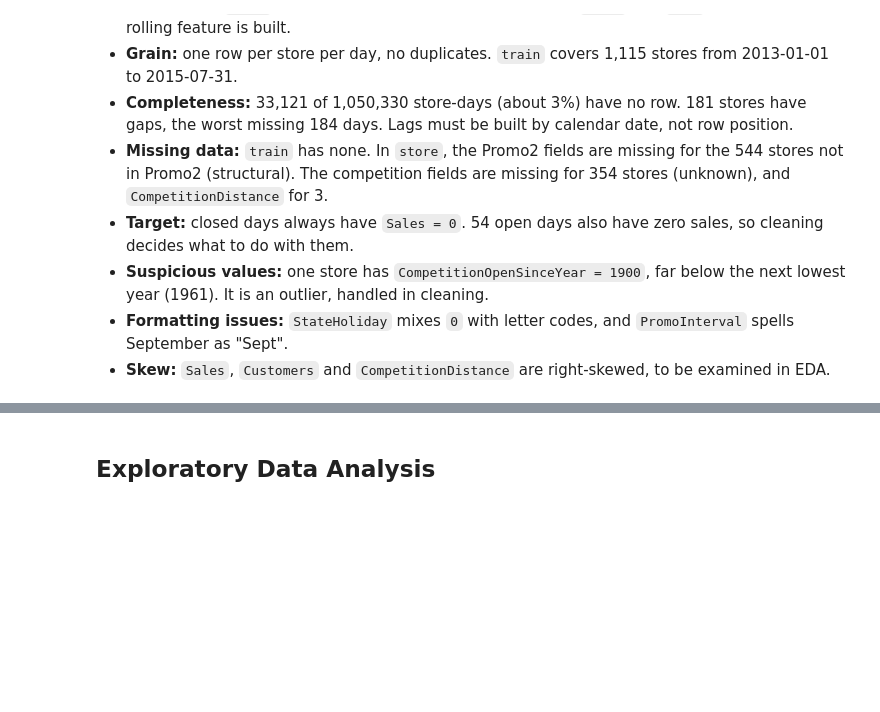
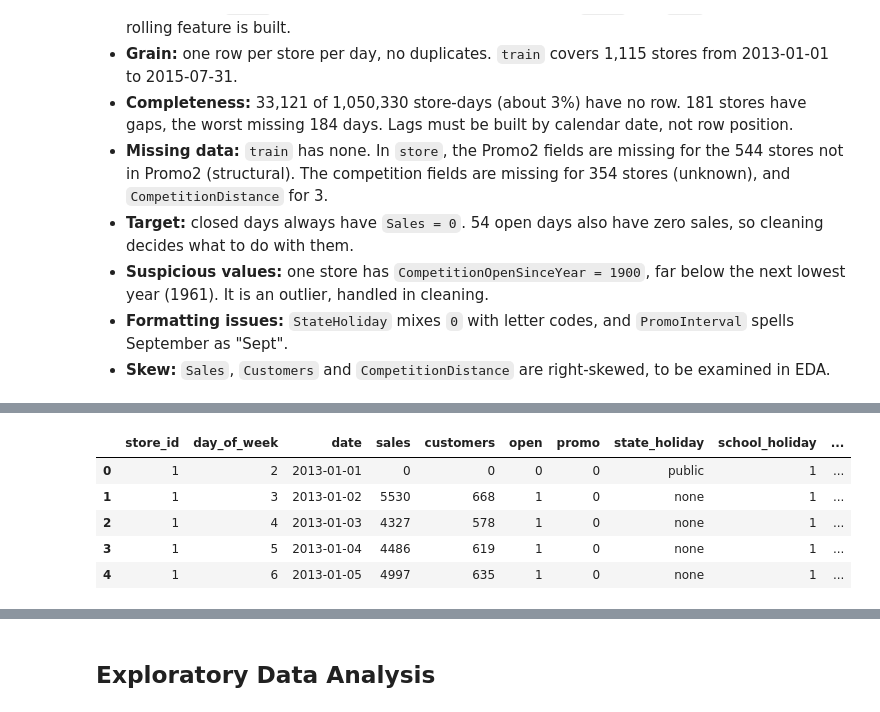
Before and after one commit to rimvelvet31/rossmann-retail-demand-forecasting, a Jupyter notebook: notebooks/notebook.ipynb, the cells around one changed output, grey strips where cells are left out. Saved outputs shown, nothing was run; the diff lists cells and outputs as text; code cells hidden in the pictures; blank space fills up the shorter version.

```diff
--- a/notebooks/notebook.ipynb
+++ b/notebooks/notebook.ipynb
@@ -374,0 +414,4 @@ pd.crosstab(
+# %%
+def to_snake_case(name):
+    """StateHoliday -> state_holiday, Promo2SinceWeek -> promo2_since_week."""
+    return re.sub(r"(?<=[a-z0-9])(?=[A-Z])", "_", name).lower()
@@ -374,0 +809,3 @@ pd.crosstab(
+# %%
+def is_zero_sales_open_day(df):
+    return (df["open"] == 1) & (df["sales"] == 0)
@@ -374,0 +962,34 @@ pd.crosstab(
+# %%
+def merge_checked(left, right, on):
+    """Left-join `right` onto `left` on the key `on`, and check that nothing was gained or lost.
+
+    Raises ValueError if `right` has duplicate keys (many-to-one join), if a key in `left` has no
+    match in `right`, or if the row count changes. The inputs are not modified, so re-running is safe.
+    """
+    merged = left.merge(right, on=on, how="left", validate="many_to_one", indicator=True)
+    unmatched = (merged["_merge"] != "both").sum()
+    if unmatched:
+        raise ValueError(f"{unmatched:,} rows in `left` have no match in `right` on {on!r}")
+    if len(merged) != len(left):
+        raise ValueError(f"Row count changed: {len(left):,} -> {len(merged):,}")
+    return merged.drop(columns="_merge")
+
+
+def merged_checks(df, left, right, on):
+    """Checks for the merged table. `left` and `right` are the two tables that went into it."""
+    date_columns = {"competition_open_since", "promo2_since"}
+    return [
+        ("row count is the same as before the merge", len(df) == len(left)),
+        ("every store in the store table has sales rows", set(right[on]) <= set(df[on])),
+        ("column count = left + right - the key", df.shape[1] == left.shape[1] + right.shape[1] - 1),
+        ("only the two date columns have missing values", set(df.columns[df.isna().any()]) <= date_columns),
+    ]
+# %%
+df = merge_checked(train_clean, store_clean, on="store_id")
+
+print(f"train_clean: {train_clean.shape[0]:,} rows x {train_clean.shape[1]} columns")
+print(f"store_clean: {store_clean.shape[0]:,} rows x {store_clean.shape[1]} columns")
+print(f"merged df:   {df.shape[0]:,} rows x {df.shape[1]} columns\n")
+run_checks(merged_checks(df, train_clean, store_clean, on="store_id"))
+print()
+print(df[["competition_open_since", "promo2_since"]].isna().sum().to_string())
@@ -374,0 +1008,9 @@ pd.crosstab(
+# %%
+df.head()
+# %% [output]
+|  | store_id | day_of_week | date | sales | customers | open | promo | state_holiday | school_holiday | ... |
+| 0 | 1 | 2 | 2013-01-01 | 0 | 0 | 0 | 0 | public | 1 | ... |
+| 1 | 1 | 3 | 2013-01-02 | 5530 | 668 | 1 | 0 | none | 1 | ... |
+| 2 | 1 | 4 | 2013-01-03 | 4327 | 578 | 1 | 0 | none | 1 | ... |
+| 3 | 1 | 5 | 2013-01-04 | 4486 | 619 | 1 | 0 | none | 1 | ... |
+| 4 | 1 | 6 | 2013-01-05 | 4997 | 635 | 1 | 0 | none | 1 | ... |
```
Also changed, not shown: parts of 59 cells of this notebook.
